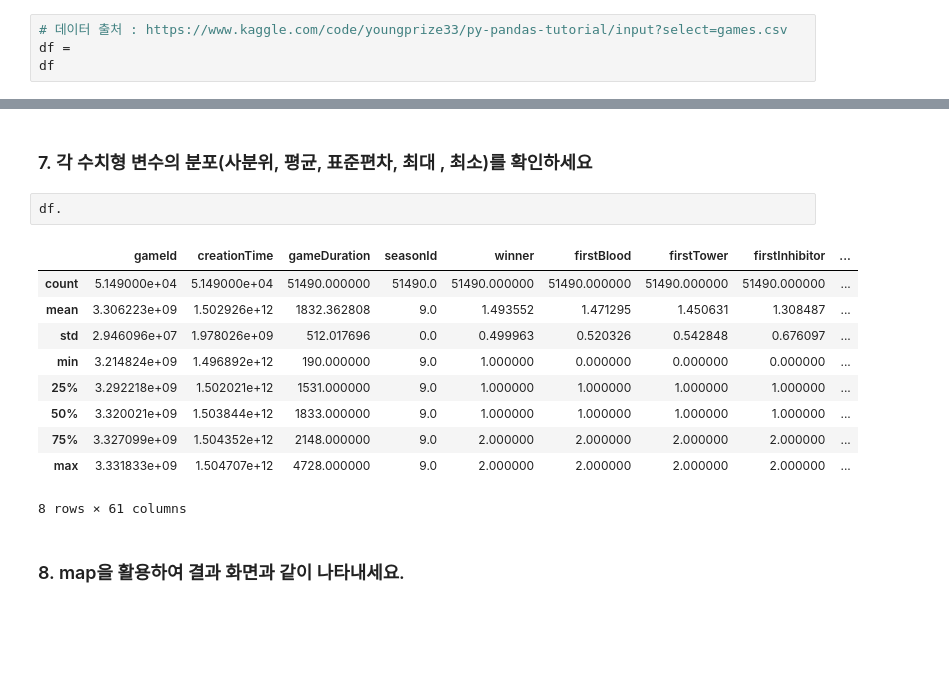
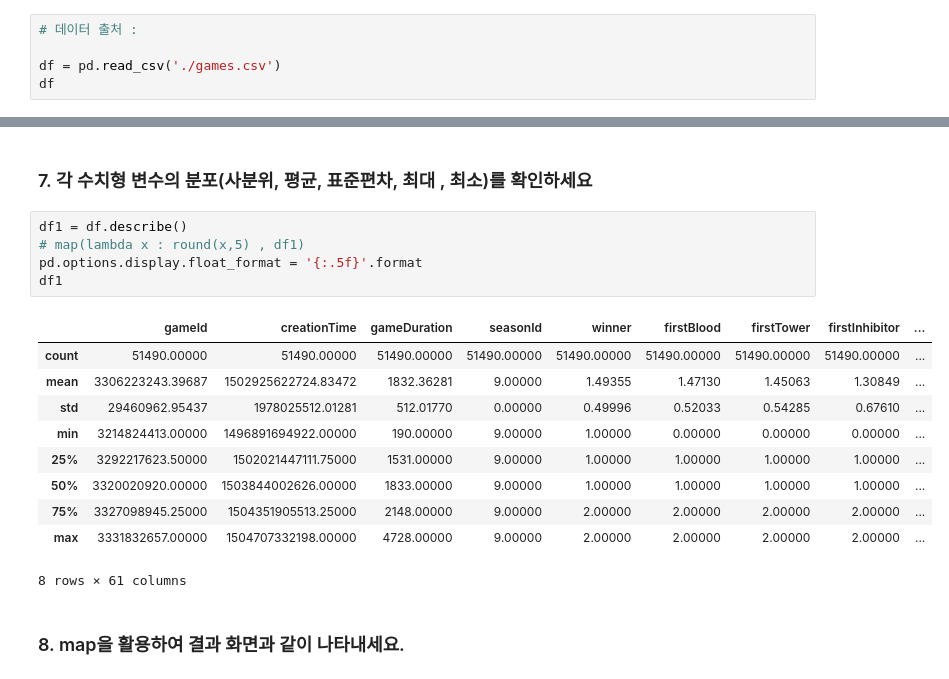
Before and after one commit to minchan-byun/wanted-pre-onboarding-challenge-data, a Jupyter notebook: Pandas/Pandas Quiz-문제.ipynb, the cells around one changed output, grey strips where cells are left out. Saved outputs shown, nothing was run; the diff lists cells and outputs as text; blank space fills up the shorter version.

Commit message:
complet_Pandas Quiz

```diff
--- a/Pandas/Pandas Quiz-문제.ipynb
+++ b/Pandas/Pandas Quiz-문제.ipynb
@@ -7,8 +7,9 @@ this is sample.
 # %% [markdown]
 ### 1. 데이터를 로드하세요. 데이터는 ","  기준으로 구분되어 있습니다.
 # %%
-# 데이터 출처 : https://www.kaggle.com/code/youngprize33/py-pandas-tutorial/input?select=games.csv
-df =
+# 데이터 출처 :
+
+df = pd.read_csv('./games.csv')
 df
 # %% [output]
 |  | gameId | creationTime | gameDuration | seasonId | winner | firstBlood | firstTower | firstInhibitor | ... |
@@ -78,17 +80,20 @@ Index(['gameId', 'creationTime', 'gameDuration', 'seasonId', 'winner',
 # %% [markdown]
 ### 7. 각 수치형 변수의 분포(사분위, 평균, 표준편차, 최대 , 최소)를 확인하세요
 # %%
-df.
+df1 = df.describe()
+# map(lambda x : round(x,5) , df1)
+pd.options.display.float_format = '{:.5f}'.format
+df1
 # %% [output]
 |  | gameId | creationTime | gameDuration | seasonId | winner | firstBlood | firstTower | firstInhibitor | ... |
-| count | 5.149000e+04 | 5.149000e+04 | 51490.000000 | 51490.0 | 51490.000000 | 51490.000000 | 51490.000000 | 51490.000000 | ... |
-| mean | 3.306223e+09 | 1.502926e+12 | 1832.362808 | 9.0 | 1.493552 | 1.471295 | 1.450631 | 1.308487 | ... |
-| std | 2.946096e+07 | 1.978026e+09 | 512.017696 | 0.0 | 0.499963 | 0.520326 | 0.542848 | 0.676097 | ... |
-| min | 3.214824e+09 | 1.496892e+12 | 190.000000 | 9.0 | 1.000000 | 0.000000 | 0.000000 | 0.000000 | ... |
-| 25% | 3.292218e+09 | 1.502021e+12 | 1531.000000 | 9.0 | 1.000000 | 1.000000 | 1.000000 | 1.000000 | ... |
-| 50% | 3.320021e+09 | 1.503844e+12 | 1833.000000 | 9.0 | 1.000000 | 1.000000 | 1.000000 | 1.000000 | ... |
-| 75% | 3.327099e+09 | 1.504352e+12 | 2148.000000 | 9.0 | 2.000000 | 2.000000 | 2.000000 | 2.000000 | ... |
-| max | 3.331833e+09 | 1.504707e+12 | 4728.000000 | 9.0 | 2.000000 | 2.000000 | 2.000000 | 2.000000 | ... |
+| count | 51490.00000 | 51490.00000 | 51490.00000 | 51490.00000 | 51490.00000 | 51490.00000 | 51490.00000 | 51490.00000 | ... |
+| mean | 3306223243.39687 | 1502925622724.83472 | 1832.36281 | 9.00000 | 1.49355 | 1.47130 | 1.45063 | 1.30849 | ... |
+| std | 29460962.95437 | 1978025512.01281 | 512.01770 | 0.00000 | 0.49996 | 0.52033 | 0.54285 | 0.67610 | ... |
+| min | 3214824413.00000 | 1496891694922.00000 | 190.00000 | 9.00000 | 1.00000 | 0.00000 | 0.00000 | 0.00000 | ... |
+| 25% | 3292217623.50000 | 1502021447111.75000 | 1531.00000 | 9.00000 | 1.00000 | 1.00000 | 1.00000 | 1.00000 | ... |
+| 50% | 3320020920.00000 | 1503844002626.00000 | 1833.00000 | 9.00000 | 1.00000 | 1.00000 | 1.00000 | 1.00000 | ... |
+| 75% | 3327098945.25000 | 1504351905513.25000 | 2148.00000 | 9.00000 | 2.00000 | 2.00000 | 2.00000 | 2.00000 | ... |
+| max | 3331832657.00000 | 1504707332198.00000 | 4728.00000 | 9.00000 | 2.00000 | 2.00000 | 2.00000 | 2.00000 | ... |
 8 rows × 61 columns
 # %% [markdown]
 ### 8. map을 활용하여 결과 화면과 같이 나타내세요.
```
Also changed, not shown: parts of 11 cells of this notebook, 7 other files.
